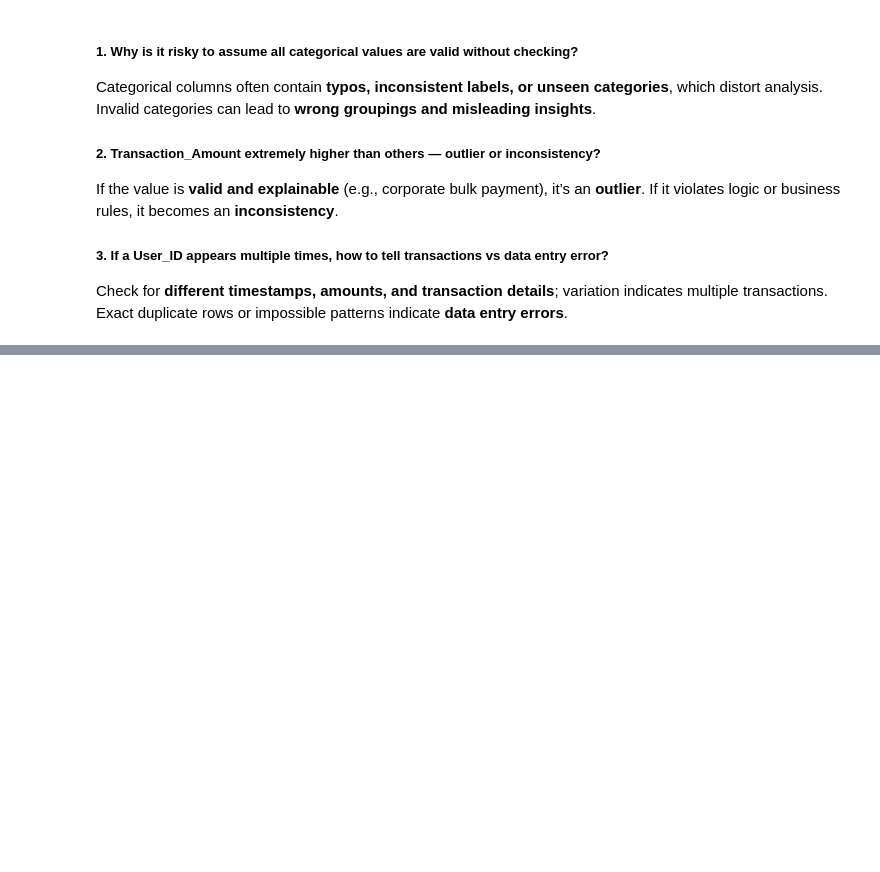
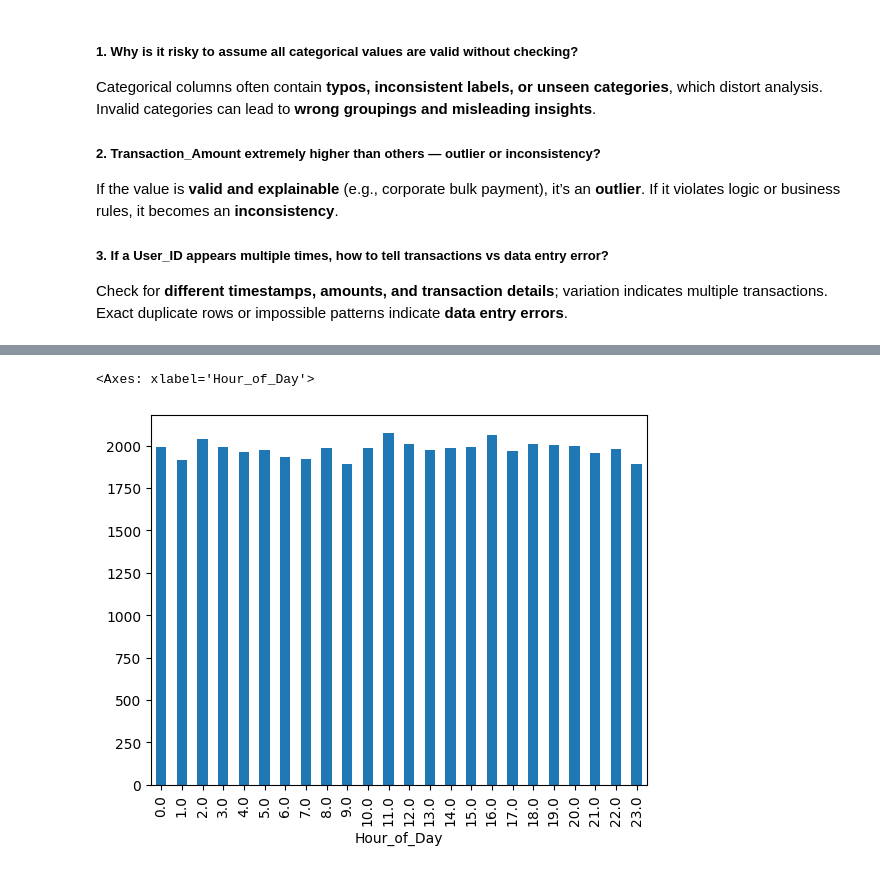
Before and after one commit to AbdulWahid026/SafeBank_EDA, a Jupyter notebook: FraudDetection_EDA.ipynb, the cells around one changed output, grey strips where cells are left out. Cells and saved outputs as stored; diff of their text form; code cells hidden in the pictures; blank space fills up the shorter version.

```diff
--- a/FraudDetection_EDA.ipynb
+++ b/FraudDetection_EDA.ipynb
@@ -411,0 +429,5 @@ Exact duplicate rows or impossible patterns indicate **data entry errors**.
+# %%
+df['Hour_of_Day'].value_counts().sort_index().plot(kind='bar')
+# %% [output]
+<Axes: xlabel='Hour_of_Day'>
+[figure, added]
```
Also changed, not shown: parts of 6 cells of this notebook.
